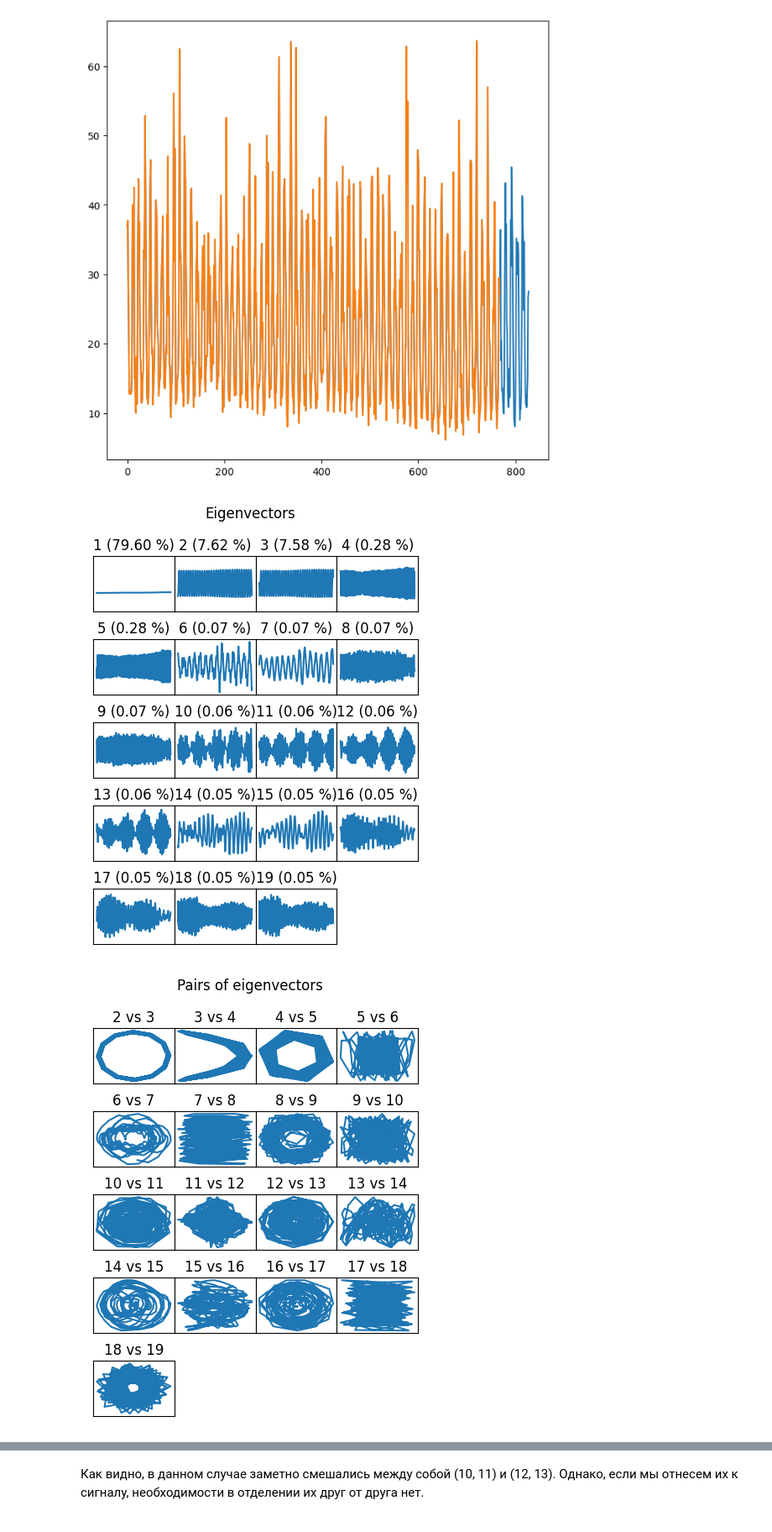
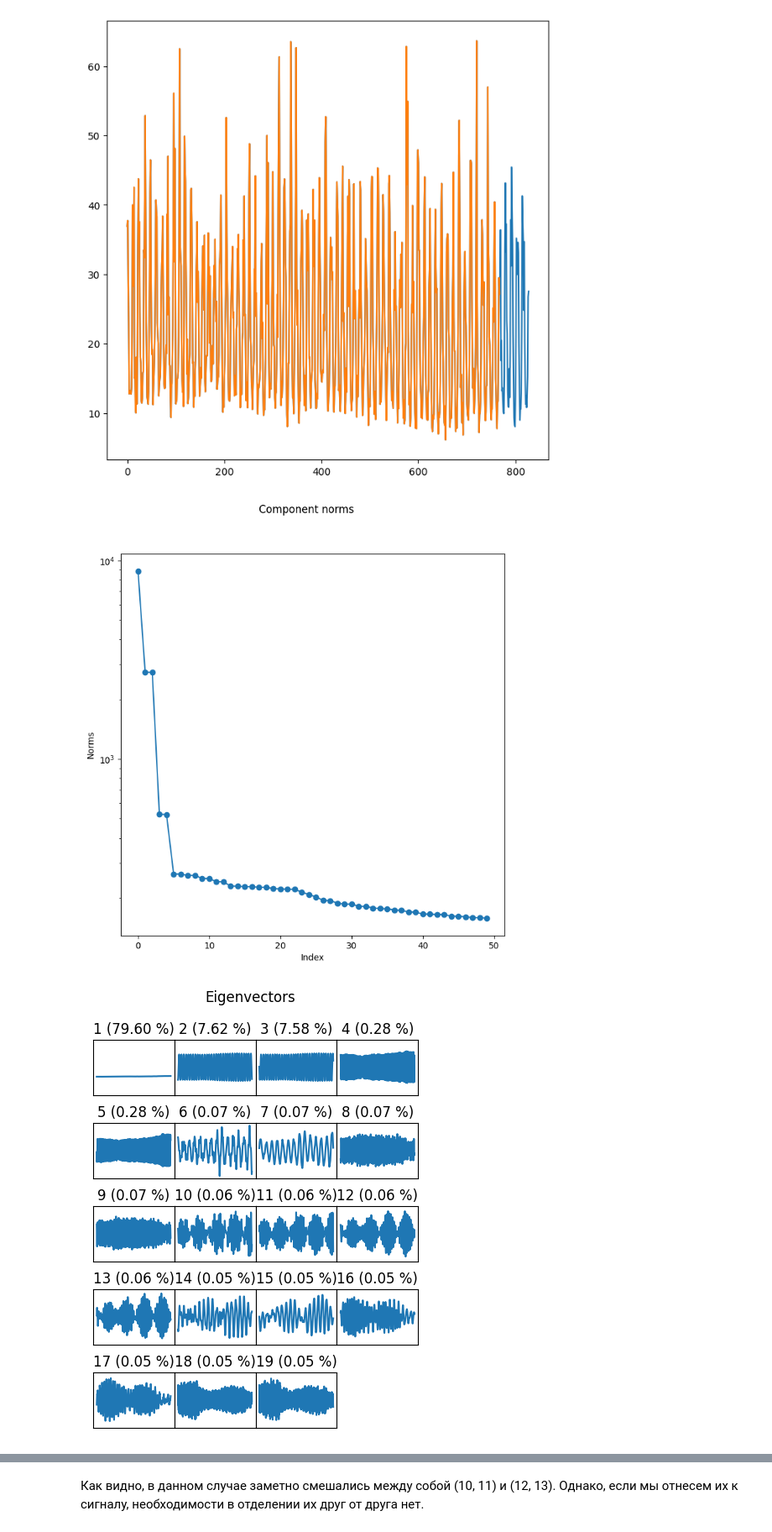
Before and after one commit to Fleyderer/pyrssa, a Jupyter notebook: examples/weather/Weather.ipynb, the cells around one changed output, grey strips where cells are left out. Shown at 84% size. Drawn from its saved outputs; the diff is of its cells as text; code cells hidden in the pictures.

```diff
--- a/examples/weather/Weather.ipynb
+++ b/examples/weather/Weather.ipynb
@@ -106,9 +124,10 @@ plt.show()
 [figure]
 # %%
 ts_ssa = prs.ssa(ts_recent, L=len(ts_recent) // 2 // 12 * 12, kind="1d-ssa")
+prs.plot(ts_ssa)
 prs.plot(ts_ssa, kind="vectors", idx=range(1, 20))
 prs.plot(ts_ssa, kind="paired", idx=range(2, 20), contrib=False)
 prs.plot(prs.wcor(ts_ssa, groups=range(1, 21)), scales=range(5, 21, 5))
 # %% [output]
-[figure, old version]
+[figure, new version]
-[figure, old version]
+[figure, new version]
```
Also changed, not shown: parts of 49 cells of this notebook, 2 other files.
